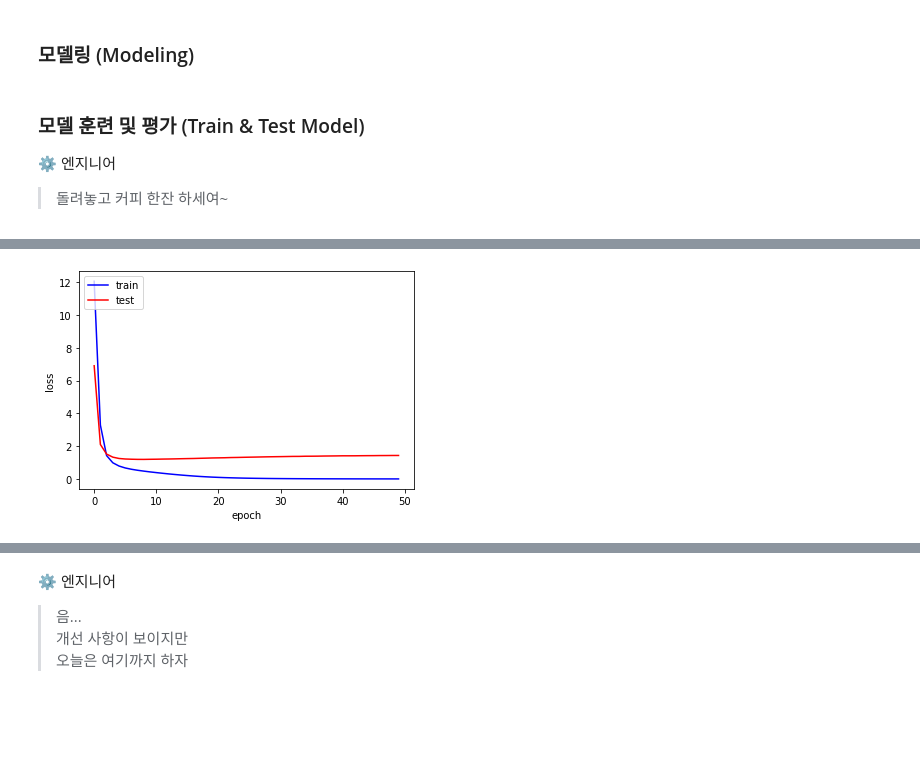
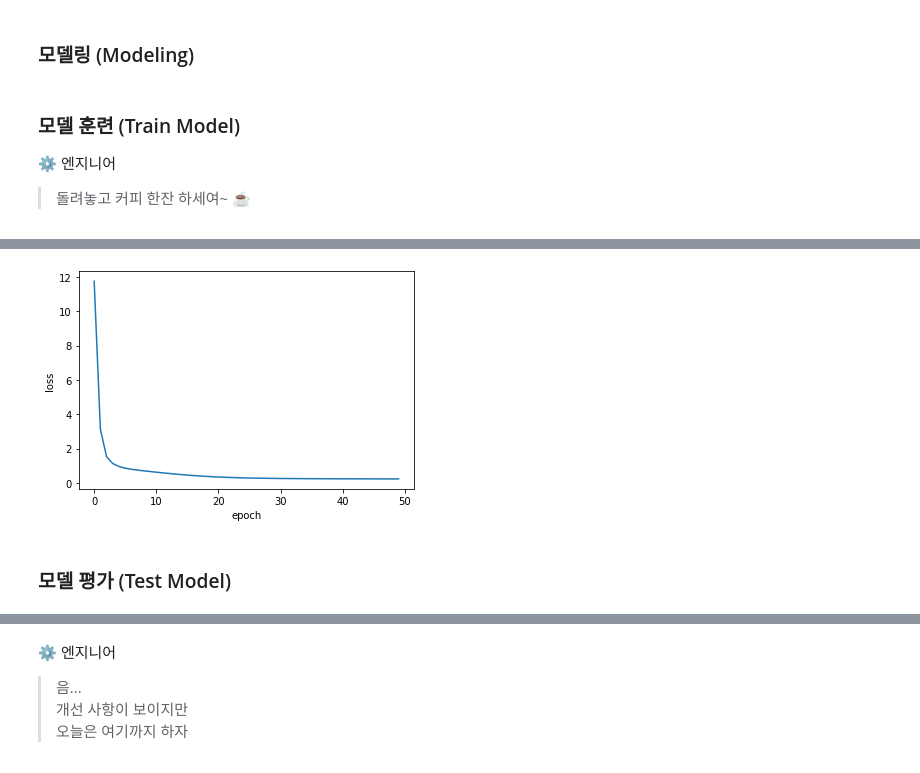
Before and after one commit to skettee/notebooks, a Jupyter notebook: latent_factor_model.ipynb, the cells around one changed output, grey strips where cells are left out. Saved outputs shown, nothing was run; the diff lists cells and outputs as text; code cells hidden in the pictures; blank space fills up the shorter version.

```diff
--- a/latent_factor_model.ipynb
+++ b/latent_factor_model.ipynb
@@ -677,11 +677,13 @@ n_latent_factors = 64
 movie_input = Input(shape=[1])
 # Item latent factor
 movie_embedding = Embedding(n_movies, n_latent_factors,
-                           name='movie_embedding')(movie_input)
+                            embeddings_regularizer=regularizers.l2(0.00001),
+                            name='movie_embedding')(movie_input)
 
 user_input = Input(shape=[1])
 # User latent factor
 user_embedding = Embedding(n_users, n_latent_factors,
+                           embeddings_regularizer=regularizers.l2(0.00001),
                            name='user_embedding')(user_input)
 # %% [markdown]
 ### 벡터화 (Flatten)
@@ -697,25 +699,22 @@ r_hat = dot([movie_vec, user_vec], axes=-1)
 model = Model([user_input, movie_input], r_hat)
 model.compile(optimizer = 'adam', loss = 'mean_squared_error')
 # %% [markdown]
-### 모델 훈련 및 평가 (Train & Test Model)
+### 모델 훈련 (Train Model)
 
 ⚙️ 엔지니어
 
-> 돌려놓고 커피 한잔 하세여~
+> 돌려놓고 커피 한잔 하세여~ ☕️
 # %%
 hist = model.fit([train_df.userId, train_df.movieId], train_df.rating,
-                 batch_size=128, epochs=50, verbose=0,
-                 validation_data = ([test_df.userId, test_df.movieId],test_df.rating))
+                 batch_size=128, epochs=50, verbose=0 )
+
 print('train loss: ', hist.history['loss'][-1])
-print('test loss: ', hist.history['val_loss'][-1])
 
 %matplotlib inline
 import matplotlib.pyplot as plt
 
-plt.plot(hist.history['loss'], 'b')
-plt.plot(hist.history['val_loss'] , 'r')
+plt.plot(hist.history['loss'])
 plt.xlabel('epoch')
 plt.ylabel('loss')
-plt.legend(['train', 'test'], loc='upper left')
 plt.show()
 # %% [output]
@@ -724 +722,3 @@ test loss:  1.4420501856603685
-[figure, old version]
+[figure, new version]
+# %% [markdown]
+### 모델 평가 (Test Model)
```
Also changed, not shown: parts of 11 cells of this notebook.
